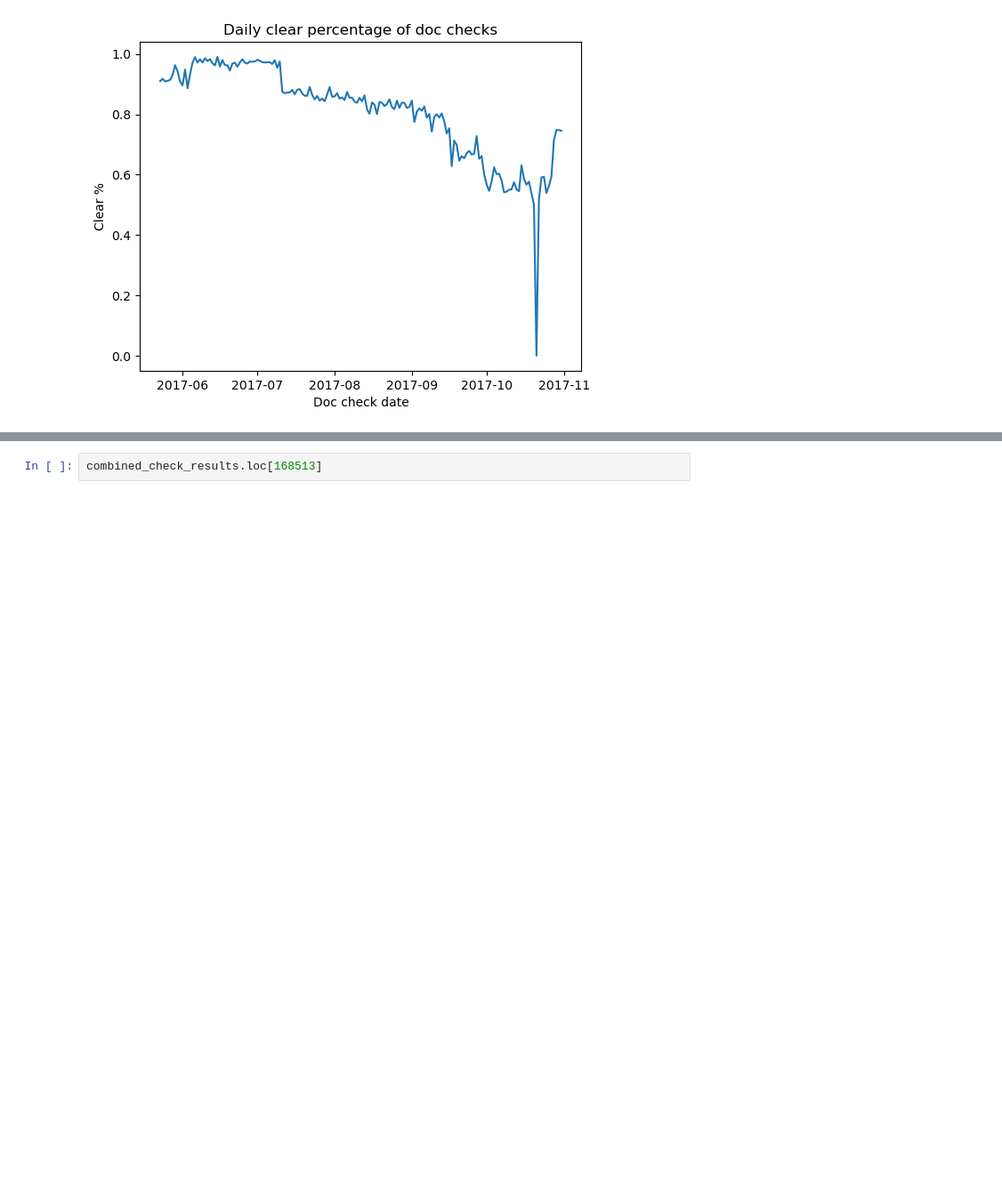
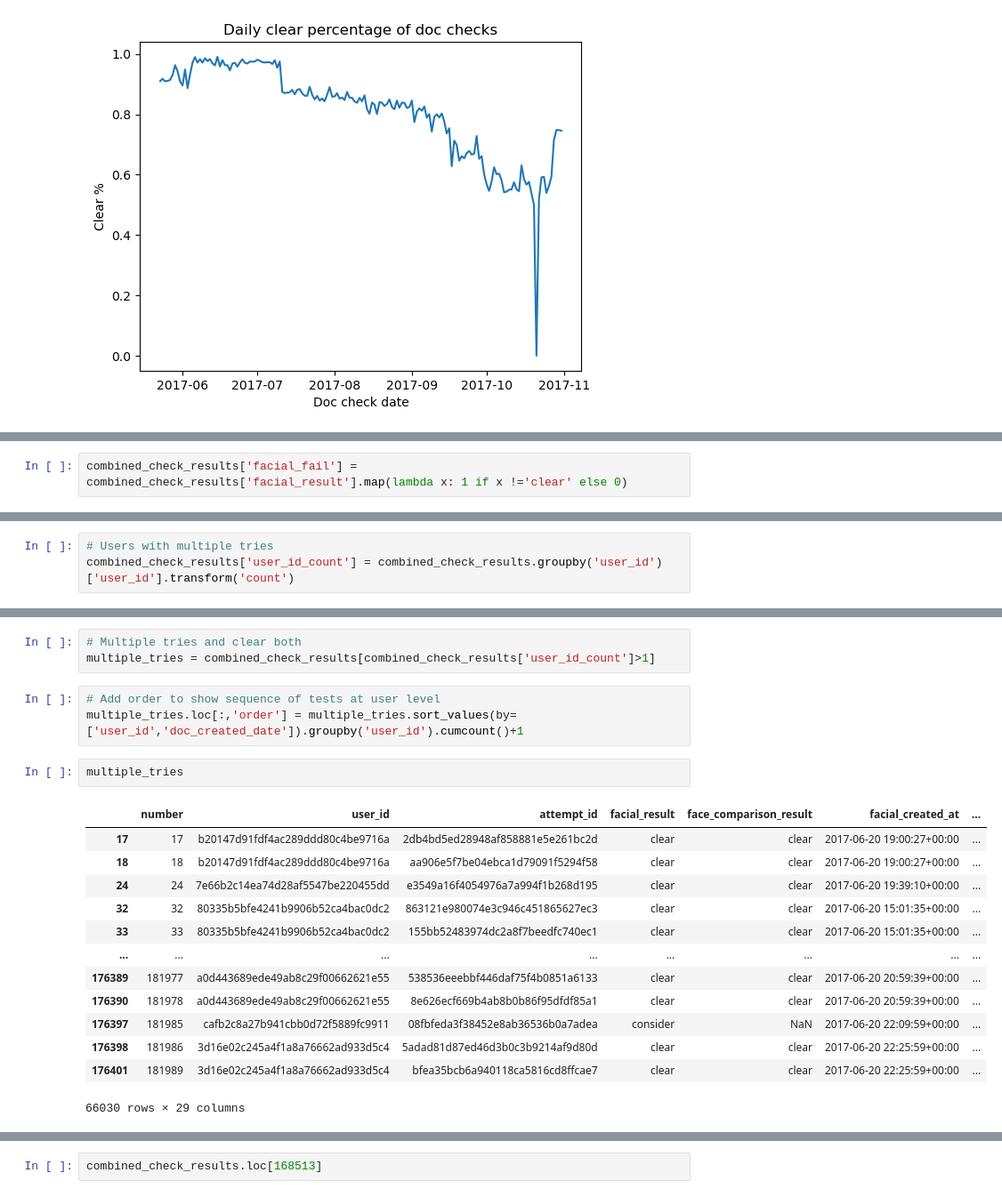
Before and after one commit to LaszloCodes/kyc_analysis, a Jupyter notebook: kyc_analysis.ipynb, the cells around one changed output, grey strips where cells are left out. Shown: that part at 89% size. Saved outputs shown, nothing was run; the diff lists cells and outputs as text; blank space fills up the shorter version.

```diff
--- a/kyc_analysis.ipynb
+++ b/kyc_analysis.ipynb
@@ -488,0 +576,2 @@ KeyError: 'facial_visual_authenticity_result'
+# %%
+combined_check_results['facial_fail'] = combined_check_results['facial_result'].map(lambda x: 1 if x !='clear' else 0)
@@ -488,0 +594,3 @@ KeyError: 'facial_visual_authenticity_result'
+# %%
+# Users with multiple tries
+combined_check_results['user_id_count'] = combined_check_results.groupby('user_id')['user_id'].transform('count')
@@ -488,0 +613,22 @@ KeyError: 'facial_visual_authenticity_result'
+# %%
+# Multiple tries and clear both
+multiple_tries = combined_check_results[combined_check_results['user_id_count']>1]
+# %%
+# Add order to show sequence of tests at user level
+multiple_tries.loc[:,'order'] = multiple_tries.sort_values(by=['user_id','doc_created_date']).groupby('user_id').cumcount()+1
+# %%
+multiple_tries
+# %% [output]
+|  | number | user_id | attempt_id | facial_result | face_comparison_result | facial_created_at | ... |
+| 17 | 17 | b20147d91fdf4ac289ddd80c4be9716a | 2db4bd5ed28948af858881e5e261bc2d | clear | clear | 2017-06-20 19:00:27+00:00 | ... |
+| 18 | 18 | b20147d91fdf4ac289ddd80c4be9716a | aa906e5f7be04ebca1d79091f5294f58 | clear | clear | 2017-06-20 19:00:27+00:00 | ... |
+| 24 | 24 | 7e66b2c14ea74d28af5547be220455dd | e3549a16f4054976a7a994f1b268d195 | clear | clear | 2017-06-20 19:39:10+00:00 | ... |
+| 32 | 32 | 80335b5bfe4241b9906b52ca4bac0dc2 | 863121e980074e3c946c451865627ec3 | clear | clear | 2017-06-20 15:01:35+00:00 | ... |
+| 33 | 33 | 80335b5bfe4241b9906b52ca4bac0dc2 | 155bb52483974dc2a8f7beedfc740ec1 | clear | clear | 2017-06-20 15:01:35+00:00 | ... |
+| ... | ... | ... | ... | ... | ... | ... | ... |
+| 176389 | 181977 | a0d443689ede49ab8c29f00662621e55 | 538536eeebbf446daf75f4b0851a6133 | clear | clear | 2017-06-20 20:59:39+00:00 | ... |
+| 176390 | 181978 | a0d443689ede49ab8c29f00662621e55 | 8e626ecf669b4ab8b0b86f95dfdf85a1 | clear | clear | 2017-06-20 20:59:39+00:00 | ... |
+| 176397 | 181985 | cafb2c8a27b941cbb0d72f5889fc9911 | 08fbfeda3f38452e8ab36536b0a7adea | consider | NaN | 2017-06-20 22:09:59+00:00 | ... |
+| 176398 | 181986 | 3d16e02c245a4f1a8a76662ad933d5c4 | 5adad81d87ed46d3b0c3b9214af9d80d | clear | clear | 2017-06-20 22:25:59+00:00 | ... |
+| 176401 | 181989 | 3d16e02c245a4f1a8a76662ad933d5c4 | bfea35bcb6a940118ca5816cd8ffcae7 | clear | clear | 2017-06-20 22:25:59+00:00 | ... |
+66030 rows × 29 columns
```
Also changed, not shown: parts of 27 cells of this notebook.
